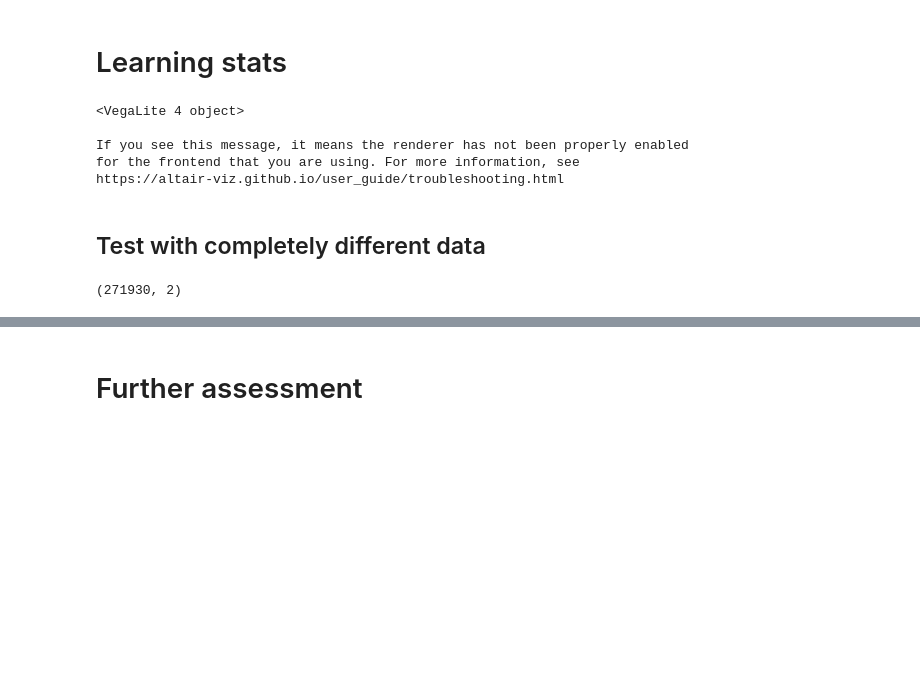
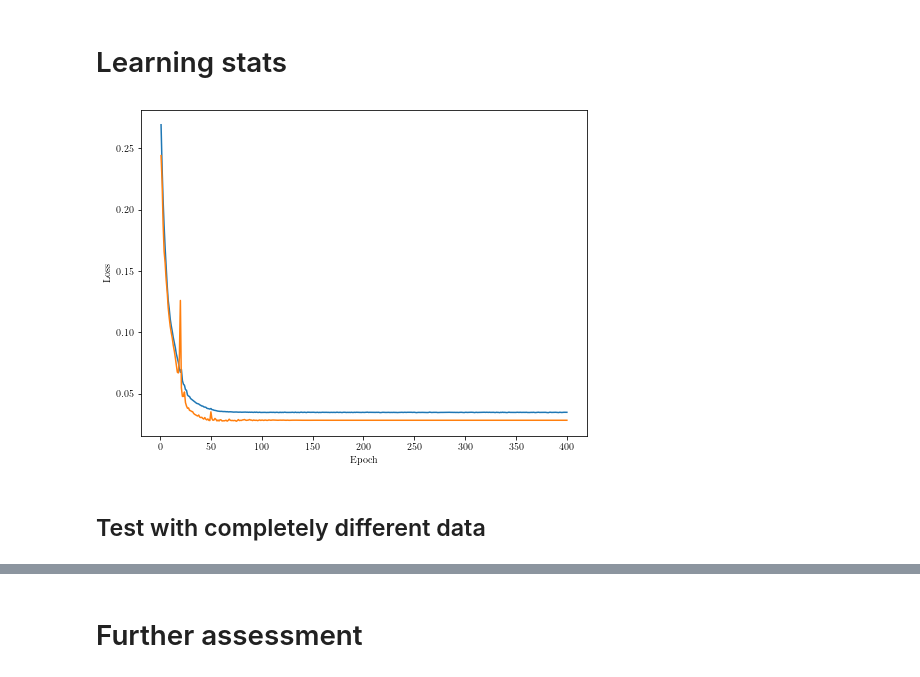
Before and after one commit to phenal-projects/phylogeom, a Jupyter notebook: notebooks/support_values.ipynb, the cells around one changed output, grey strips where cells are left out. Drawn from its saved outputs; the diff is of its cells as text; code cells hidden in the pictures; blank space fills up the shorter version.

```diff
--- a/notebooks/support_values.ipynb
+++ b/notebooks/support_values.ipynb
@@ -80,7 +82,7 @@ test_dl = DataLoader(
 model = TreeSupport(231, 400)
 model = model.cuda()
 silent = False
-num_epochs = 200
+num_epochs = 400
 loss_fn = MSELoss()
 test_batches = len(test_dl)
 # stattr
@@ -89,11 +91,10 @@ val_losses = []
 learning_rates = []
 # %%
 # interactive descending lr for less loss
-optimizer = optim.SGD(model.parameters(), lr=0.01)
+optimizer = optim.SGD(model.parameters(), lr=0.005, momentum=0.9)
 scheduler = optim.lr_scheduler.ReduceLROnPlateau(
     optimizer, factor=0.5, verbose=True, cooldown=2, patience=5
 )
-num_epochs = 600
 start = time.time()
 for epoch in range(num_epochs):
     model.train()
@@ -151,22 +152,20 @@ Epoch [600/600], Loss (last training batch/val): 0.0399/0.0325. Time elapsed: 12
 # %% [markdown]
 # Learning stats
-# %%
-adata = pd.DataFrame(
-    {
-        "LR": learning_rates[len(train_dl)-1::len(train_dl)],
-        "Training":losses[len(train_dl)-1::len(train_dl)],
-        "Validation":val_losses
-    }
-).reset_index()
-alt.Chart(adata, width=900, height=600).transform_fold(["Training", "Validation"]).mark_line().encode(
-    x=alt.X("index:Q", axis=alt.Axis(title='Epoch')),
-    y=alt.Y("value:Q", title="Loss"),
-    color='key:N'
-)
-# %% [output]
-<VegaLite 4 object>
-
-If you see this message, it means the renderer has not been properly enabled
-for the frontend that you are using. For more information, see
-https://altair-viz.github.io/user_guide/troubleshooting.html
+# %%
+fig = plt.figure(figsize=(8, 6))
+ax = fig.add_subplot(1, 1, 1)
+
+plt.plot(
+    range(1, len(val_losses)+1),
+    list(map(
+        lambda i: np.mean(losses[i:i+len(train_dl)]),
+        range(0, len(losses)-len(train_dl)+1, len(train_dl))
+    ))
+)
+plt.plot(range(1, len(val_losses)+1), val_losses)
+ax.set_xlabel('Epoch')
+ax.set_ylabel('Loss')
+plt.savefig('loss.png')
+# %% [output]
+[figure, added]
 # %%
@@ -174,7 +173,7 @@ torch.save(model.state_dict(), '../models/NewTry.dct')
+# %% [markdown]
+## Test with completely different data
 # %%
 from sklearn import metrics
-# %% [markdown]
-## Test with completely different data
 # %%
 # data
 target_tree = phy.read(data_path+'tree/Other_eukaryota_2018.tre', 'newick')
@@ -189,9 +189,5 @@ test_dataset.data.edge_index = test_dataset.data.edge_index.long()
 test_dl = DataLoader(
     test_dataset, batch_size=test_batch, num_workers=2
 )
-# %%
-np.concatenate(nplist).shape
-# %% [output]
-(271930, 2)
 # %%
 nplist = list()
```
Also changed, not shown: parts of 27 cells of this notebook, 4 other files.
